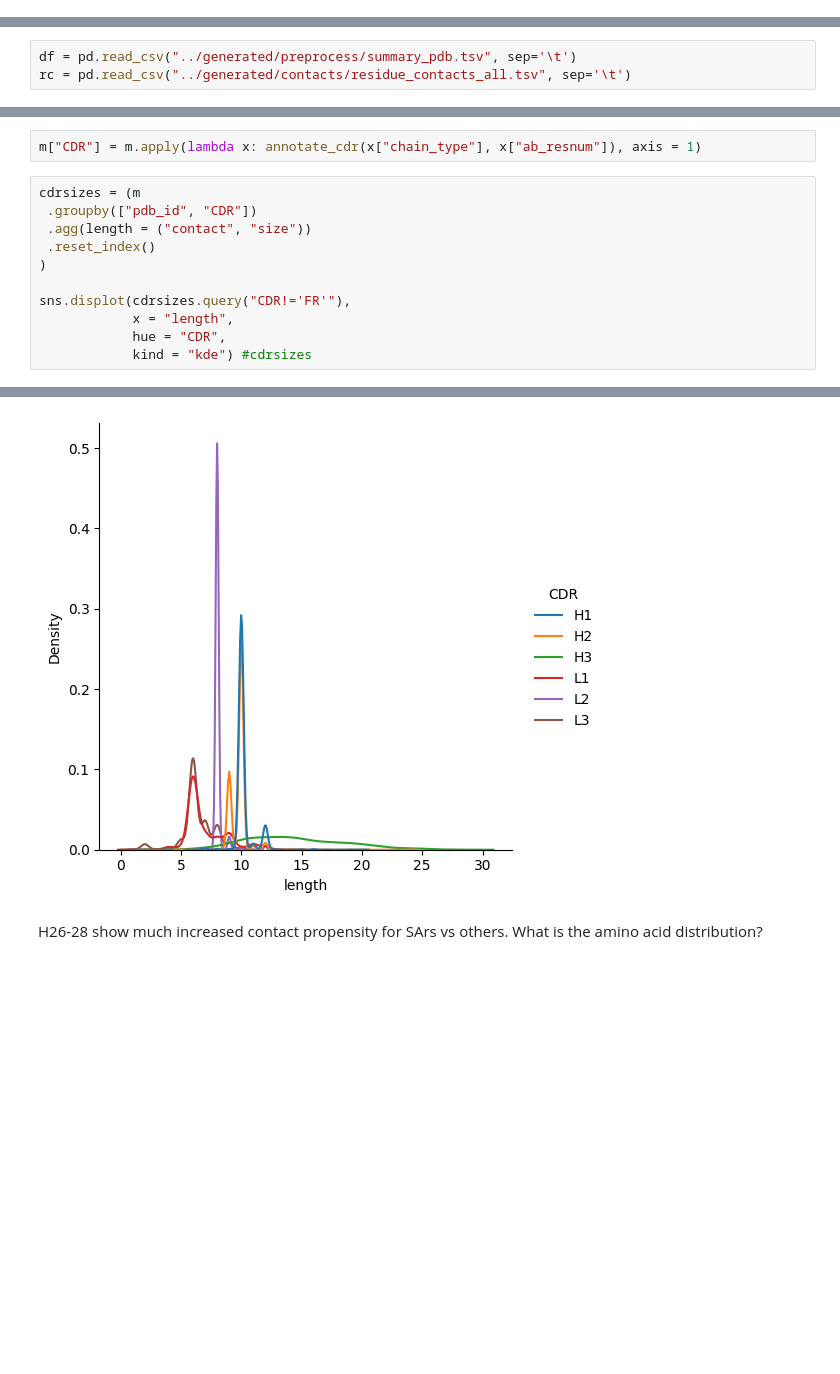
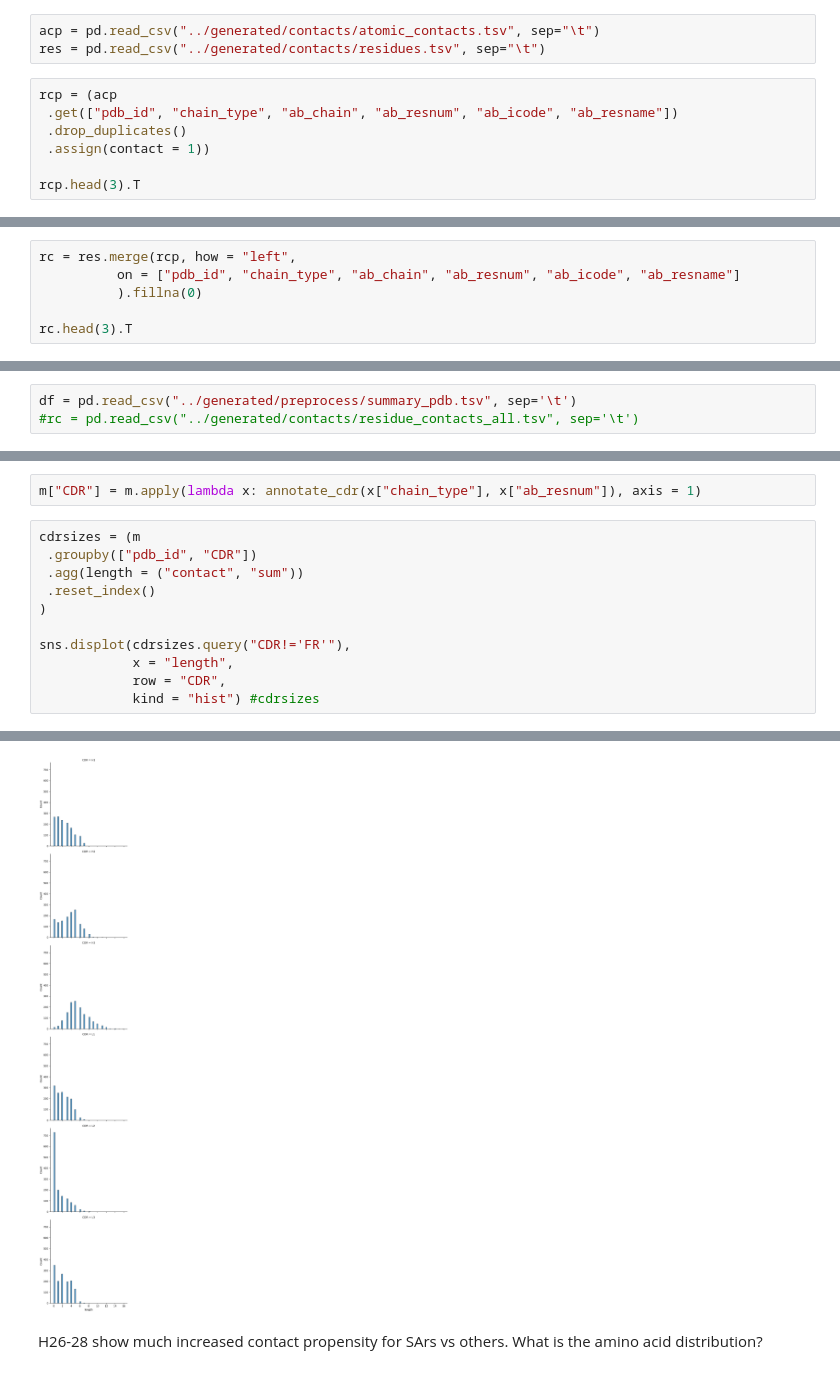
Before and after one commit to mfz/sabdab, a Jupyter notebook: notebooks/14_analyze_contacts.ipynb, the cells around one changed output, grey strips where cells are left out. Cells and saved outputs as stored; diff of their text form; blank space fills up the shorter version.

```diff
--- a/notebooks/14_analyze_contacts.ipynb
+++ b/notebooks/14_analyze_contacts.ipynb
@@ -7,0 +10,10 @@ import seaborn as sns
+# %%
+acp = pd.read_csv("../generated/contacts/atomic_contacts.tsv", sep="\t")
+res = pd.read_csv("../generated/contacts/residues.tsv", sep="\t")
+# %%
+rcp = (acp
+ .get(["pdb_id", "chain_type", "ab_chain", "ab_resnum", "ab_icode", "ab_resname"])
+ .drop_duplicates()
+ .assign(contact = 1))
+
+rcp.head(3).T
@@ -7,0 +31,6 @@ import seaborn as sns
+# %%
+rc = res.merge(rcp, how = "left",
+          on = ["pdb_id", "chain_type", "ab_chain", "ab_resnum", "ab_icode", "ab_resname"]
+          ).fillna(0)
+
+rc.head(3).T
@@ -8,6 +48,6 @@ import seaborn as sns
 # %%
 df = pd.read_csv("../generated/preprocess/summary_pdb.tsv", sep='\t')
-rc = pd.read_csv("../generated/contacts/residue_contacts_all.tsv", sep='\t')
+#rc = pd.read_csv("../generated/contacts/residue_contacts_all.tsv", sep='\t')
 # %%
 df.head(3).T
 # %% [output]
@@ -195,17 +232,17 @@ m["CDR"] = m.apply(lambda x: annotate_cdr(x["chain_type"], x["ab_resnum"]), axis
 # %%
 cdrsizes = (m
  .groupby(["pdb_id", "CDR"])
- .agg(length = ("contact", "size"))
+ .agg(length = ("contact", "sum"))
  .reset_index()
 )
 
 sns.displot(cdrsizes.query("CDR!='FR'"),
             x = "length",
-            hue = "CDR",
-            kind = "kde") #cdrsizes
+            row = "CDR",
+            kind = "hist") #cdrsizes
 # %% [output]
 <seaborn.axisgrid.FacetGrid at 0x...>
-[figure, old version]
+[figure, new version]
 # %% [markdown]
 H26-28 show much increased contact propensity for SArs vs others. What is the amino acid distribution?
 # %%
```
Also changed, not shown: parts of 10 cells of this notebook, 2 other files.
